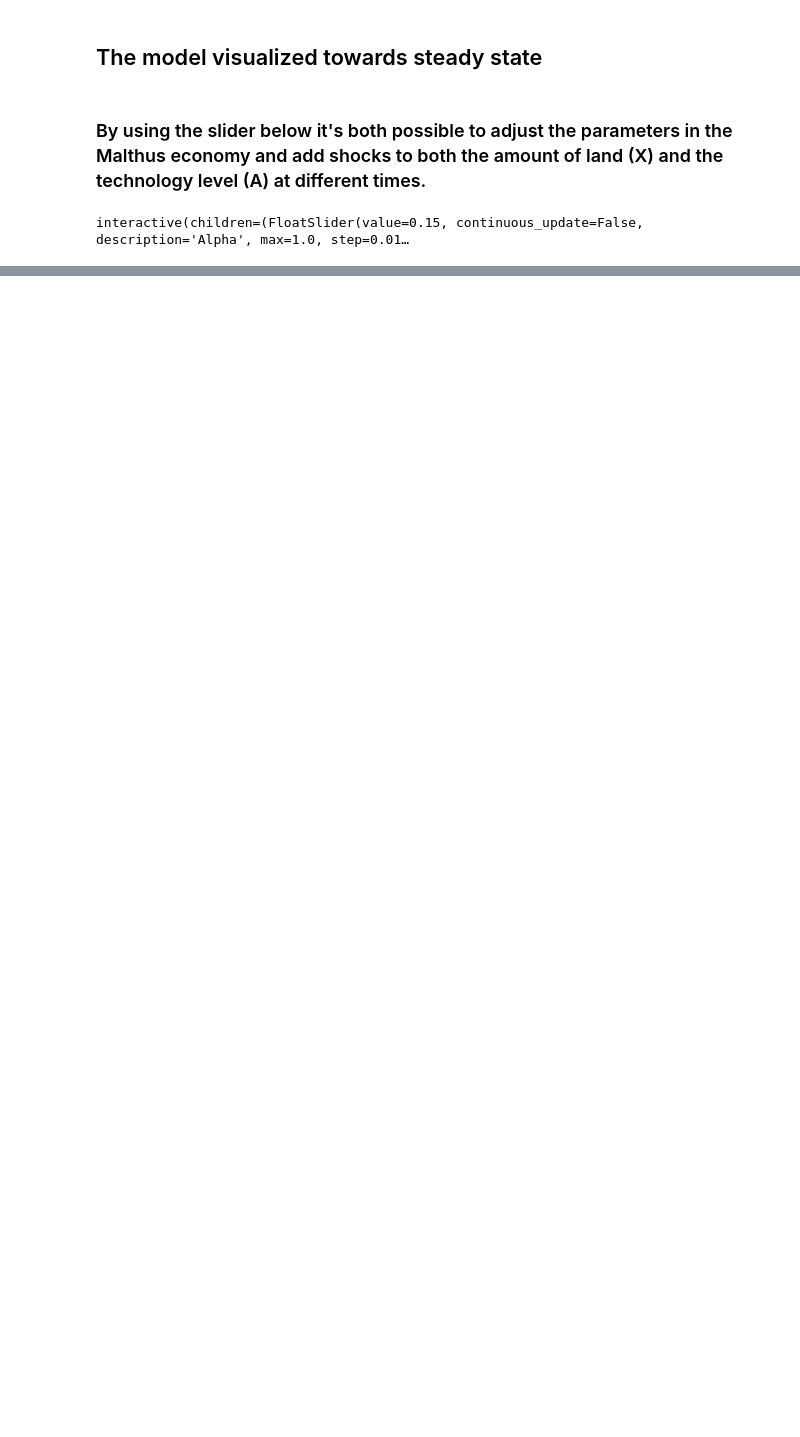
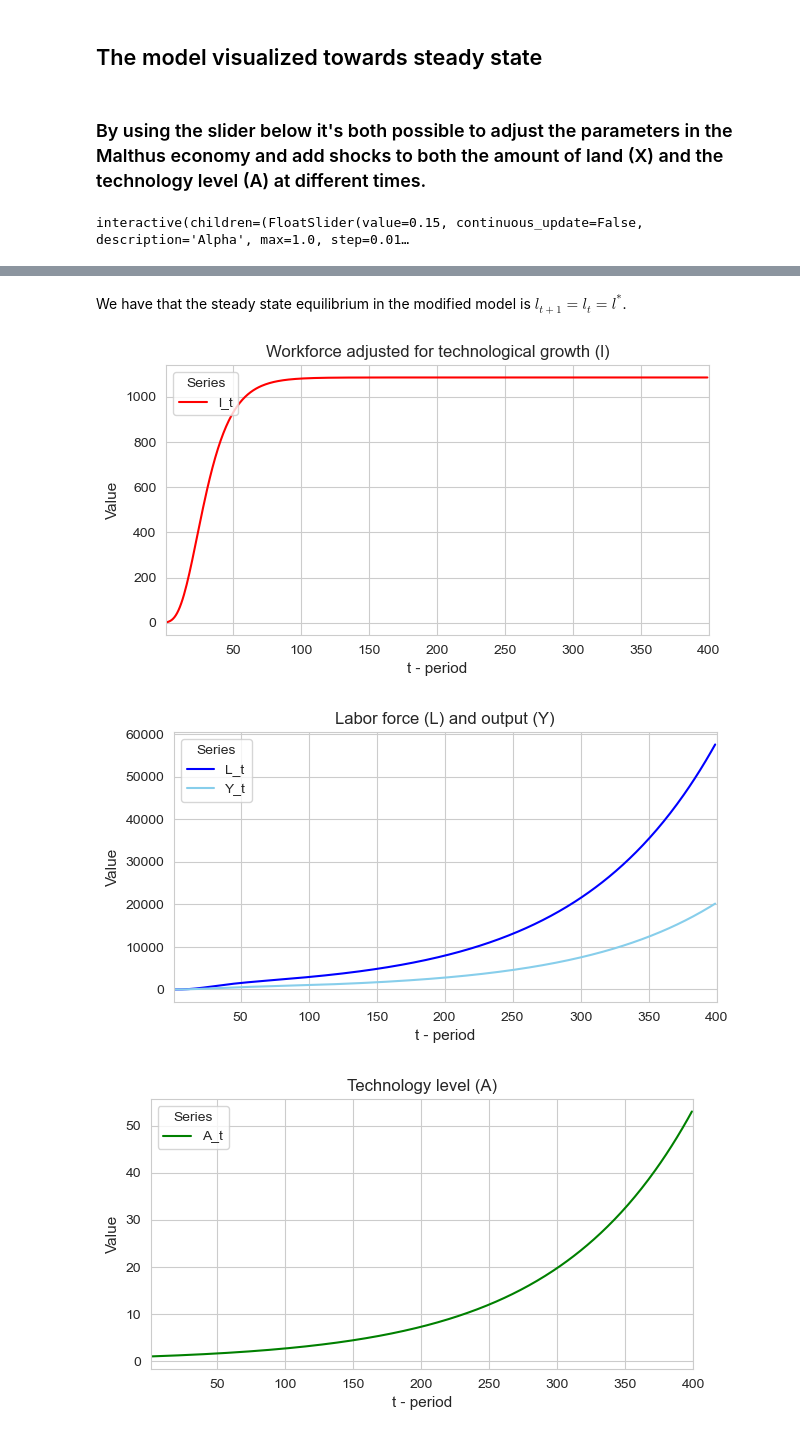
Before and after one commit to NumEconCopenhagen/projects-2024-Bertil-Nikoline-Victor, a Jupyter notebook: modelproject/modelproject.ipynb, the cells around one changed output, grey strips where cells are left out. Drawn from its saved outputs; the diff is of its cells as text; code cells hidden in the pictures; blank space fills up the shorter version.

Commit message:
Updated the model to have technological growth

```diff
--- a/modelproject/modelproject.ipynb
+++ b/modelproject/modelproject.ipynb
@@ -217,0 +218,48 @@ interactive(children=(FloatSlider(value=0.15, continuous_update=False, descripti
+# %% [markdown]
+We have that the steady state equilibrium in the modified model is $l_{t+1}=l_t=l^*$.
+# %%
+# Access model values
+val = model.val
+
+# Simulate values towards steady state
+(L, Y, y, X, A, n, l) = model.simulate_transition_ss(True, False, val.alpha, val.beta, val.small_lambda, val.tau, val.mu, 0, 0, 0, 0)
+
+# l plot
+l_plot = GraphHelper.transition_to_ss_plot()
+l_plot.plot(l, label="l_t", color='red')
+l_plot.title('Workforce adjusted for technological growth (l)')
+l_plot.legend(title='Series', loc='upper left')
+l_plot.show()
+
+# L Y plot
+L_Y_plot = GraphHelper.transition_to_ss_plot()
+L_Y_plot.plot(L, label="L_t", color='blue')
+L_Y_plot.plot(Y, label="Y_t", color='skyblue')
+L_Y_plot.title('Labor force (L) and output (Y)')
+L_Y_plot.legend(title='Series', loc='upper left')
+L_Y_plot.show()
+
+# A plot
+A_plot = GraphHelper.transition_to_ss_plot()
+A_plot.plot(A, label="A_t", color='green')
+A_plot.title('Technology level (A)')
+A_plot.legend(title='Series', loc='upper left')
+A_plot.show()
+
+# n plot
+n_plot = GraphHelper.transition_to_ss_plot()
+n_plot.plot(n, label="n_t", color='blue')
+n_plot.title('Birth rate (n)')
+n_plot.legend(title='Series', loc='upper left')
+n_plot.show()
+
+# y plot
+y_plot = GraphHelper.transition_to_ss_plot()
+y_plot.plot(y, label="y_t", color='orange')
+y_plot.title('Output pr. worker (y)')
+y_plot.legend(title='Series', loc='upper left')
+y_plot.show()
+# %% [output]
+[figure, added]
+[figure, added]
+[figure, added]
```
Also changed, not shown: parts of 12 cells of this notebook, 2 other files.
